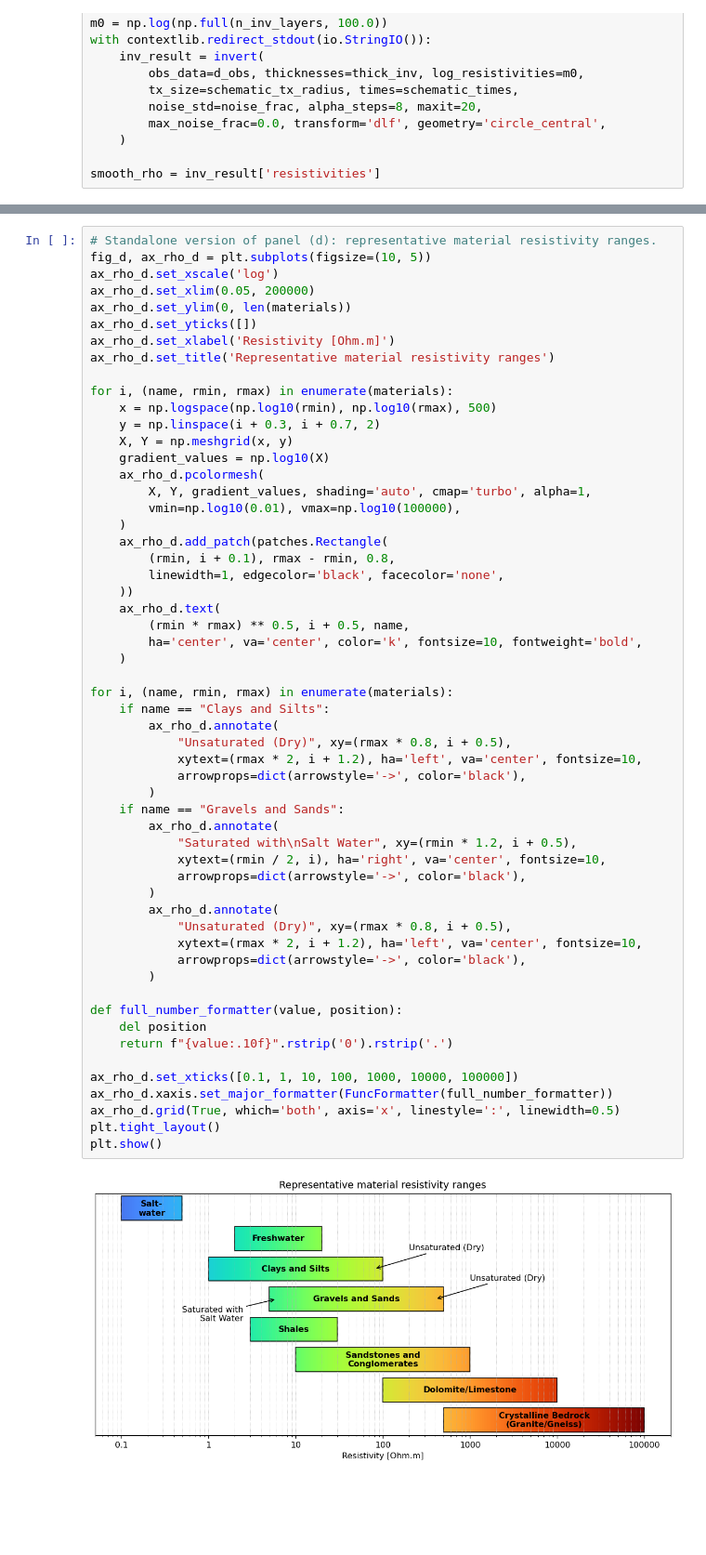
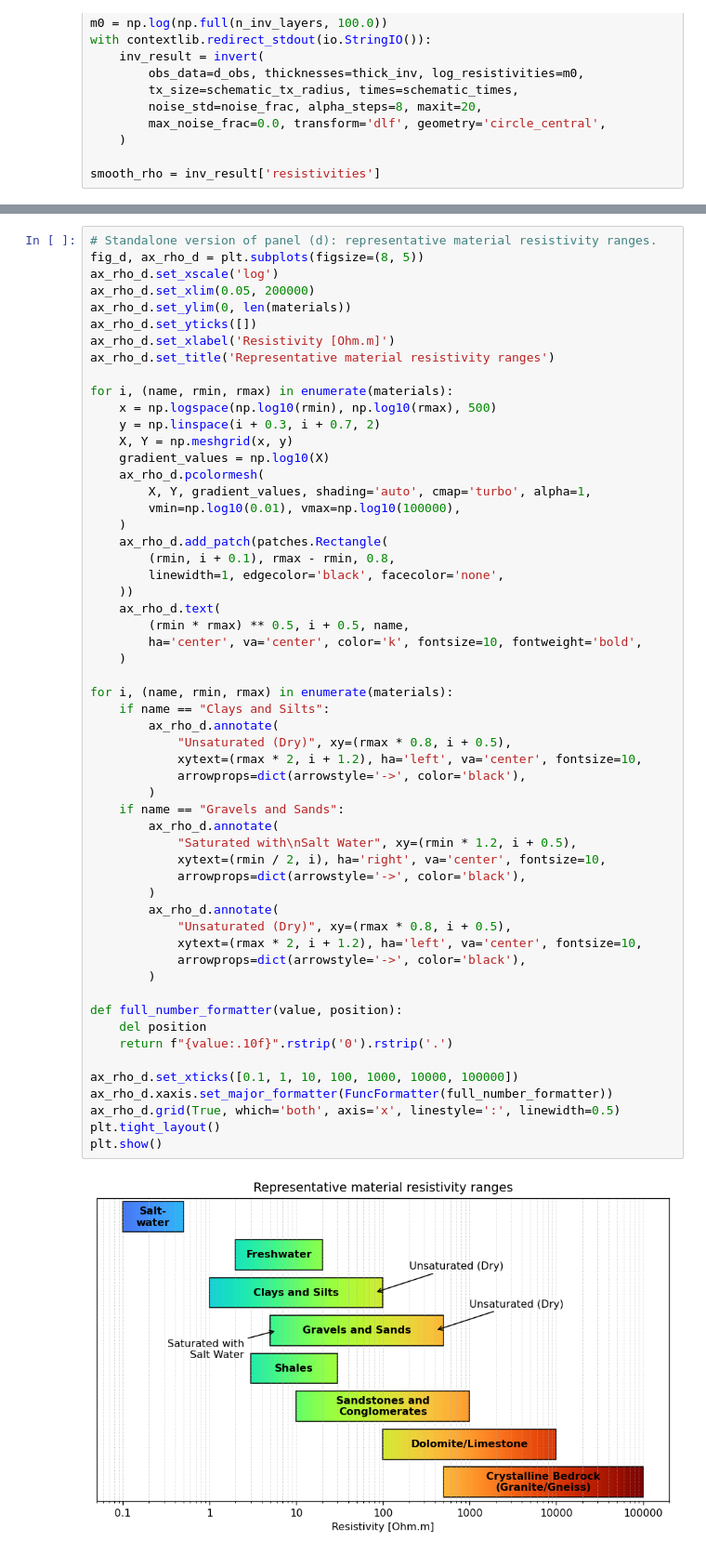
Before and after one commit to pmc93/PyTEM, a Jupyter notebook: notebooks/8. pytem_schematic_figure.ipynb, the cells around one changed output, grey strips where cells are left out. Shown at 93% size. Drawn from its saved outputs; the diff is of its cells as text; blank space fills up the shorter version.

```diff
--- a/notebooks/8. pytem_schematic_figure.ipynb
+++ b/notebooks/8. pytem_schematic_figure.ipynb
@@ -294,7 +294,7 @@ plt.tight_layout()
 [figure]
 # %%
 # Standalone version of panel (d): representative material resistivity ranges.
-fig_d, ax_rho_d = plt.subplots(figsize=(10, 5))
+fig_d, ax_rho_d = plt.subplots(figsize=(8, 5))
 ax_rho_d.set_xscale('log')
 ax_rho_d.set_xlim(0.05, 200000)
 ax_rho_d.set_ylim(0, len(materials))
@@ -322,31 +322,31 @@ for i, (name, rmin, rmax) in enumerate(materials):
 
 for i, (name, rmin, rmax) in enumerate(materials):
     if name == "Clays and Silts":
         ax_rho_d.annotate(
             "Unsaturated (Dry)", xy=(rmax * 0.8, i + 0.5),
             xytext=(rmax * 2, i + 1.2), ha='left', va='center', fontsize=10,
             arrowprops=dict(arrowstyle='->', color='black'),
         )
     if name == "Gravels and Sands":
         ax_rho_d.annotate(
             "Saturated with\nSalt Water", xy=(rmin * 1.2, i + 0.5),
             xytext=(rmin / 2, i), ha='right', va='center', fontsize=10,
             arrowprops=dict(arrowstyle='->', color='black'),
         )
         ax_rho_d.annotate(
             "Unsaturated (Dry)", xy=(rmax * 0.8, i + 0.5),
             xytext=(rmax * 2, i + 1.2), ha='left', va='center', fontsize=10,
             arrowprops=dict(arrowstyle='->', color='black'),
         )
 
 def full_number_formatter(value, position):
     del position
     return f"{value:.10f}".rstrip('0').rstrip('.')
 
 ax_rho_d.set_xticks([0.1, 1, 10, 100, 1000, 10000, 100000])
 ax_rho_d.xaxis.set_major_formatter(FuncFormatter(full_number_formatter))
 ax_rho_d.grid(True, which='both', axis='x', linestyle=':', linewidth=0.5)
 plt.tight_layout()
 plt.show()
 # %% [output]
-[figure, old version]
+[figure, new version]
```
Also changed, not shown: parts of 2 cells of this notebook, 8 other files.
